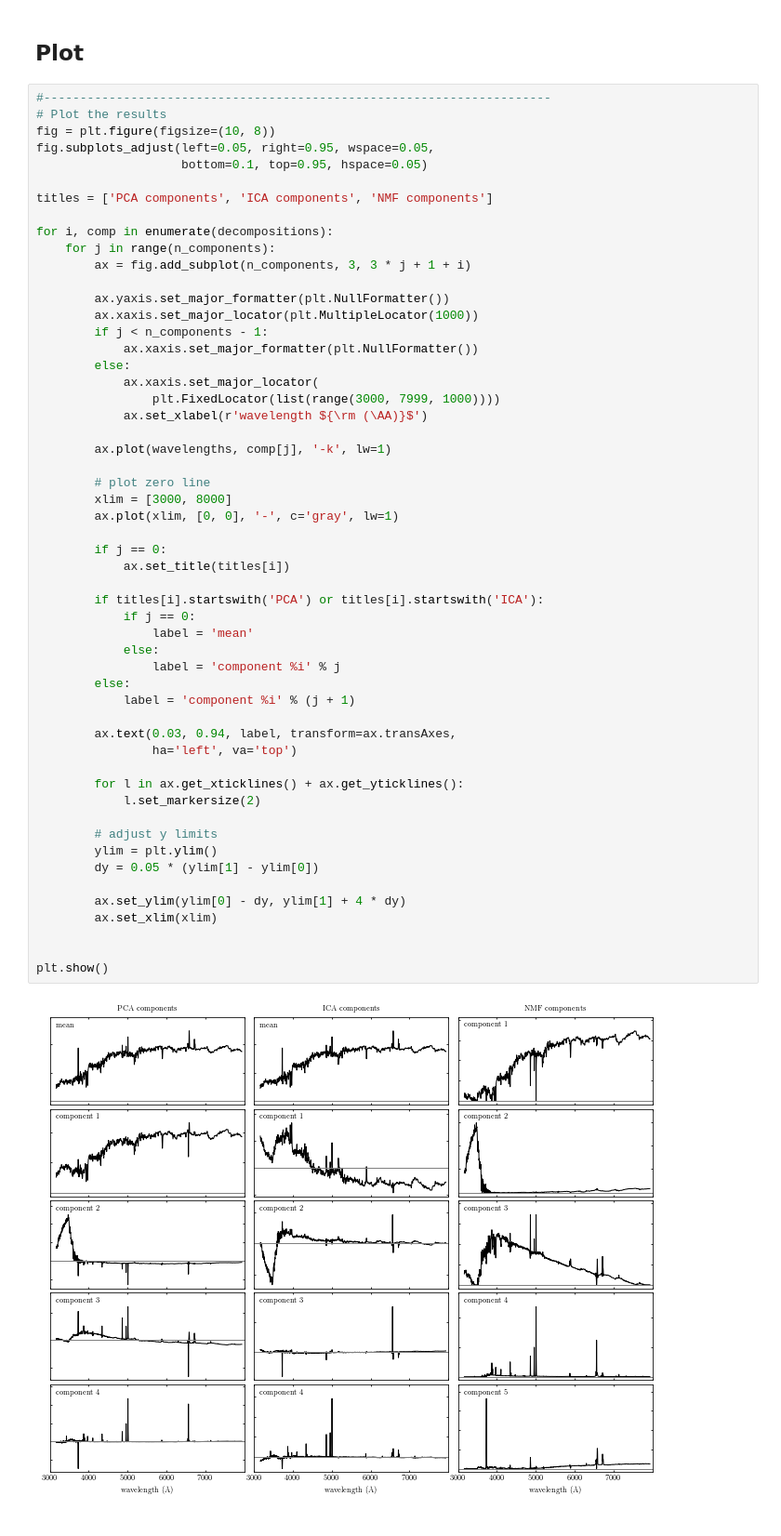
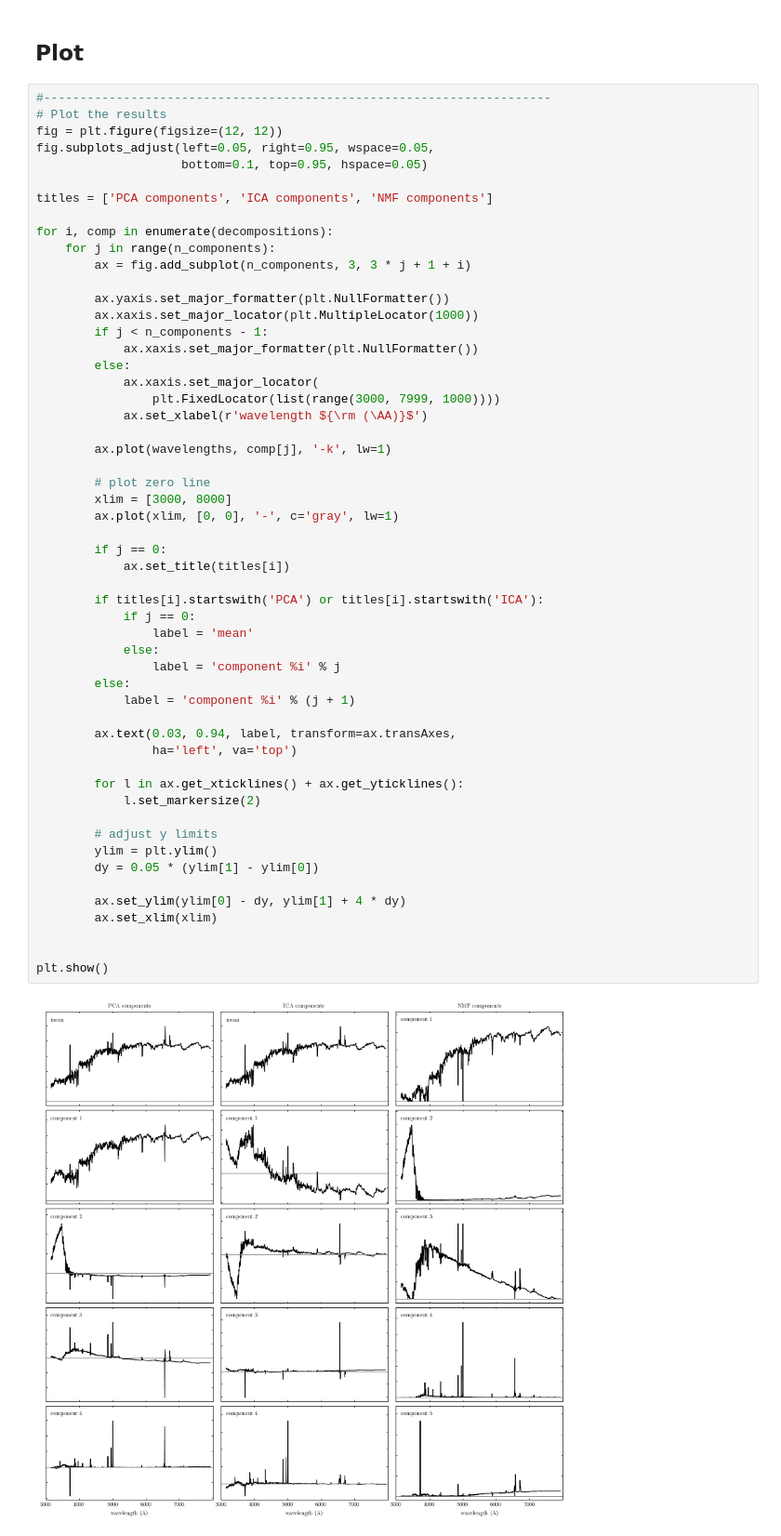
Before and after one commit to sylvielsstfr/MyAstroML, a Jupyter notebook: 2019/Chap7/SDSS_PCA_Decomp.ipynb, the cells around one changed output. Shown: that part at 93% size. Saved outputs shown, nothing was run; the diff lists cells and outputs as text.

```diff
--- a/2019/Chap7/SDSS_PCA_Decomp.ipynb
+++ b/2019/Chap7/SDSS_PCA_Decomp.ipynb
@@ -107,7 +107,7 @@ decompositions = compute_PCA_ICA_NMF(n_components)
 # %%
 #----------------------------------------------------------------------
 # Plot the results
-fig = plt.figure(figsize=(10, 8))
+fig = plt.figure(figsize=(12, 12))
 fig.subplots_adjust(left=0.05, right=0.95, wspace=0.05,
                     bottom=0.1, top=0.95, hspace=0.05)
 
@@ -132,31 +132,31 @@ for i, comp in enumerate(decompositions):
         xlim = [3000, 8000]
         ax.plot(xlim, [0, 0], '-', c='gray', lw=1)
 
         if j == 0:
             ax.set_title(titles[i])
 
         if titles[i].startswith('PCA') or titles[i].startswith('ICA'):
             if j == 0:
                 label = 'mean'
             else:
                 label = 'component %i' % j
         else:
             label = 'component %i' % (j + 1)
 
         ax.text(0.03, 0.94, label, transform=ax.transAxes,
                 ha='left', va='top')
 
         for l in ax.get_xticklines() + ax.get_yticklines():
             l.set_markersize(2)
 
         # adjust y limits
         ylim = plt.ylim()
         dy = 0.05 * (ylim[1] - ylim[0])
 
         ax.set_ylim(ylim[0] - dy, ylim[1] + 4 * dy)
         ax.set_xlim(xlim)
 
 
 plt.show()
 # %% [output]
-[figure, old version]
+[figure, new version]
```
Also changed, not shown: parts of 1 cell of this notebook, 7 other files.
